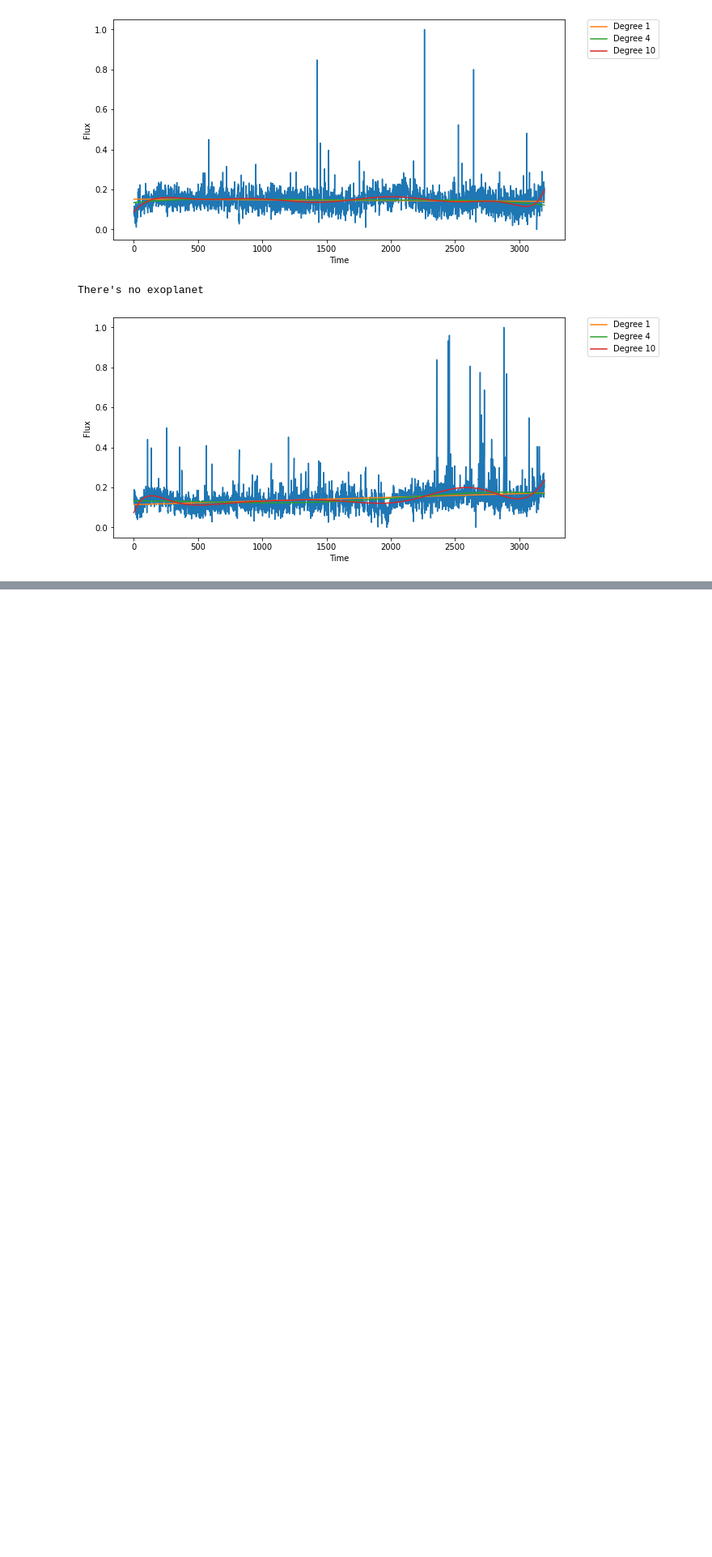
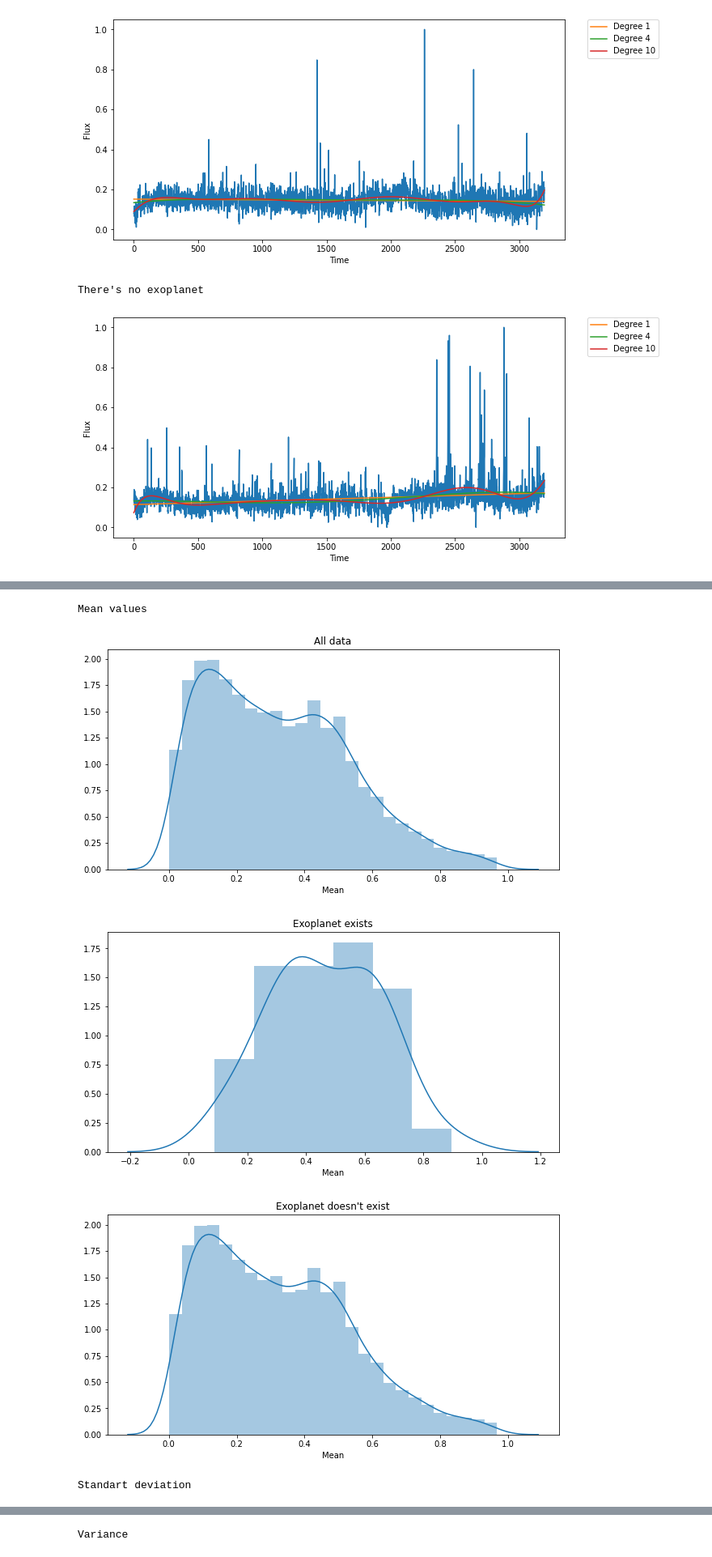
Before and after one commit to DZAlpha/ExoplanetHunting, a Jupyter notebook: exoplanets_hunting.ipynb, the cells around one changed output, grey strips where cells are left out. Shown: that part at 81% size. Drawn from its saved outputs; the diff is of its cells as text; code cells hidden in the pictures; blank space fills up the shorter version.

Commit message:
New plots, new module for feature generation

```diff
--- a/exoplanets_hunting.ipynb
+++ b/exoplanets_hunting.ipynb
@@ -49,3 +61,6 @@ plot_row(train_df, 2000)
 # %% [output]
 There's no exoplanet
 [figure]
+# %%
+features = fg.get_df(train_df)
+features
@@ -51,0 +81,8 @@ There's no exoplanet
+# %%
+plot_histograms(features)
+# %% [output]
+Mean values
+[figure, added]
+[figure, added]
+[figure, added]
+Standart deviation
@@ -51,0 +92 @@ There's no exoplanet
+Variance
```
Also changed, not shown: parts of 4 cells of this notebook, 3 other files.
